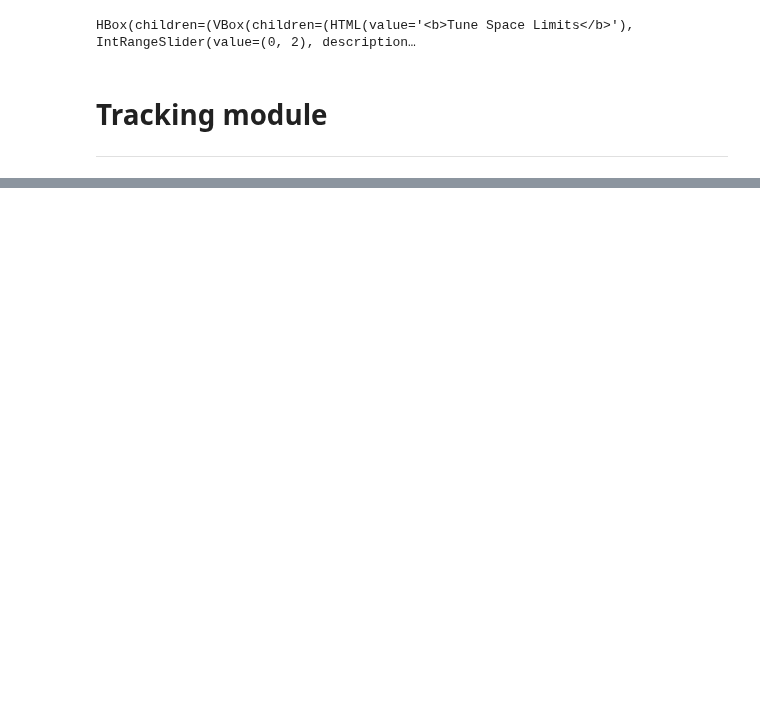
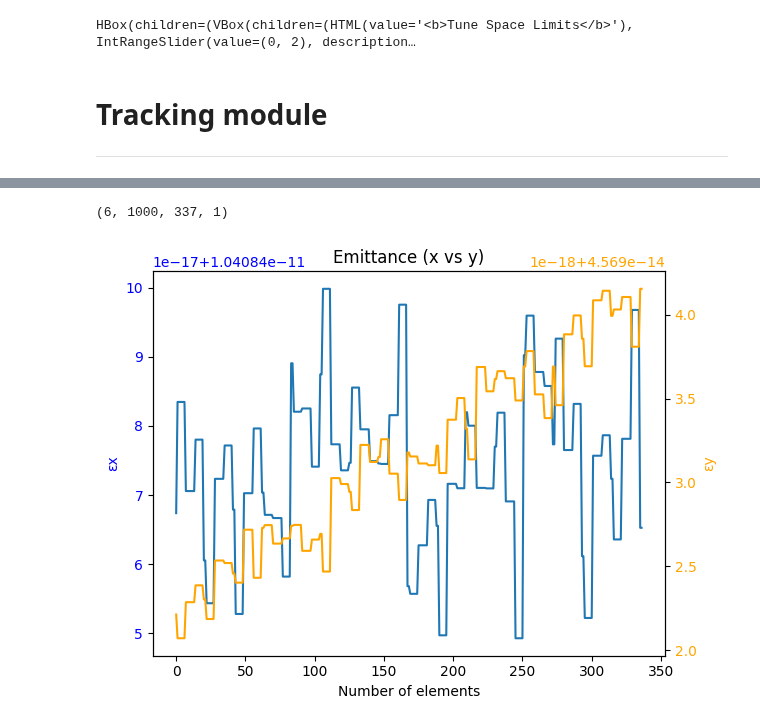
Before and after one commit to WindBrekker/IPAC26-pyAT-interface, a Jupyter notebook: pyAT_interface_Colab.ipynb, the cells around one changed output, grey strips where cells are left out. Saved outputs shown, nothing was run; the diff lists cells and outputs as text; code cells hidden in the pictures; blank space fills up the shorter version.

```diff
--- a/pyAT_interface_Colab.ipynb
+++ b/pyAT_interface_Colab.ipynb
@@ -1264,3 +1194,63 @@ BoundedFloatText(value=0.0, description='Y emit (um) =')
+# %%
+def emitt_calc(X):
+    x = X[0,:]
+    xp = X[1,:]
+    y = X[2,:]
+    yp = X[3,:]
+
+    eps_x = np.sqrt(
+      np.mean(x**2) * np.mean(xp**2)
+      - np.mean(x * xp)**2
+    )
+    eps_y = np.sqrt(
+      np.mean(y**2) * np.mean(yp**2)
+      - np.mean(y * yp)**2
+    )
+    return eps_x, eps_y
+
+tracked_beam = np.array(X_out_beam)
+
+print(tracked_beam.shape)
+
+eps_x_list = []
+eps_y_list = []
+
+# only one turn exists
+t = 0
+
+for r in range(tracked_beam.shape[2]):
+
+    # (Nparticles, 6)
+    X = tracked_beam[:,:,r,t]
+
+    ex, ey = emitt_calc(X)
+
+    eps_x_list.append(ex)
+    eps_y_list.append(ey)
+
+eps_x_list = np.array(eps_x_list)
+eps_y_list = np.array(eps_y_list)
+
+s = np.arange(len(eps_x_list))
+
+fig, ax1 = plt.subplots()
+
+ax1.plot(s, eps_x_list, label="εx")
+ax1.set_xlabel("Number of elements")
+ax1.set_ylabel("εx", color="blue")
+ax1.tick_params(axis='y', labelcolor="blue")
+
+ax2 = ax1.twinx()
+ax2.plot(s, eps_y_list, color="orange", label="εy")
+ax2.set_ylabel("εy", color="orange")
+ax2.tick_params(axis='y', labelcolor="orange")
+
+plt.title("Emittance (x vs y)")
+fig.tight_layout()
+plt.show()
+# %% [output]
+(6, 1000, 337, 1)
+[figure, added]
 # %%
 #@title ##### Generate the particles and track
 
```
Also changed, not shown: parts of 6 cells of this notebook.
